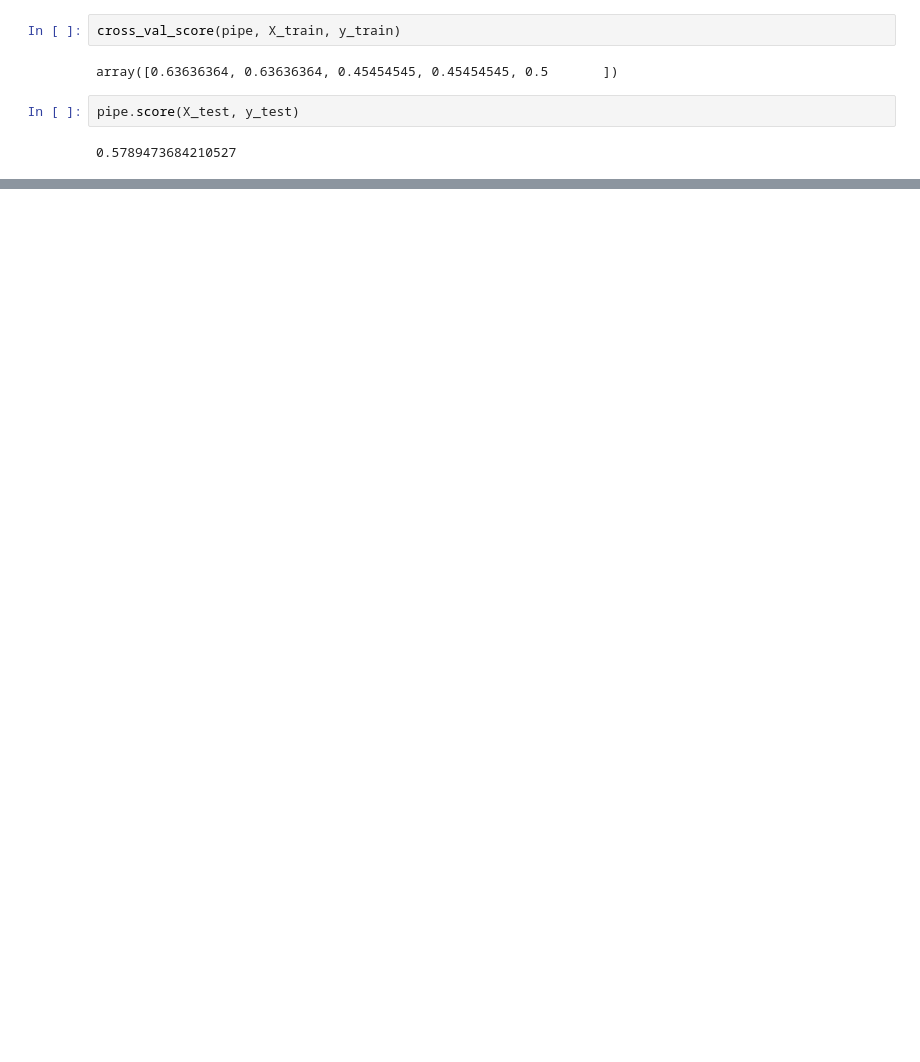
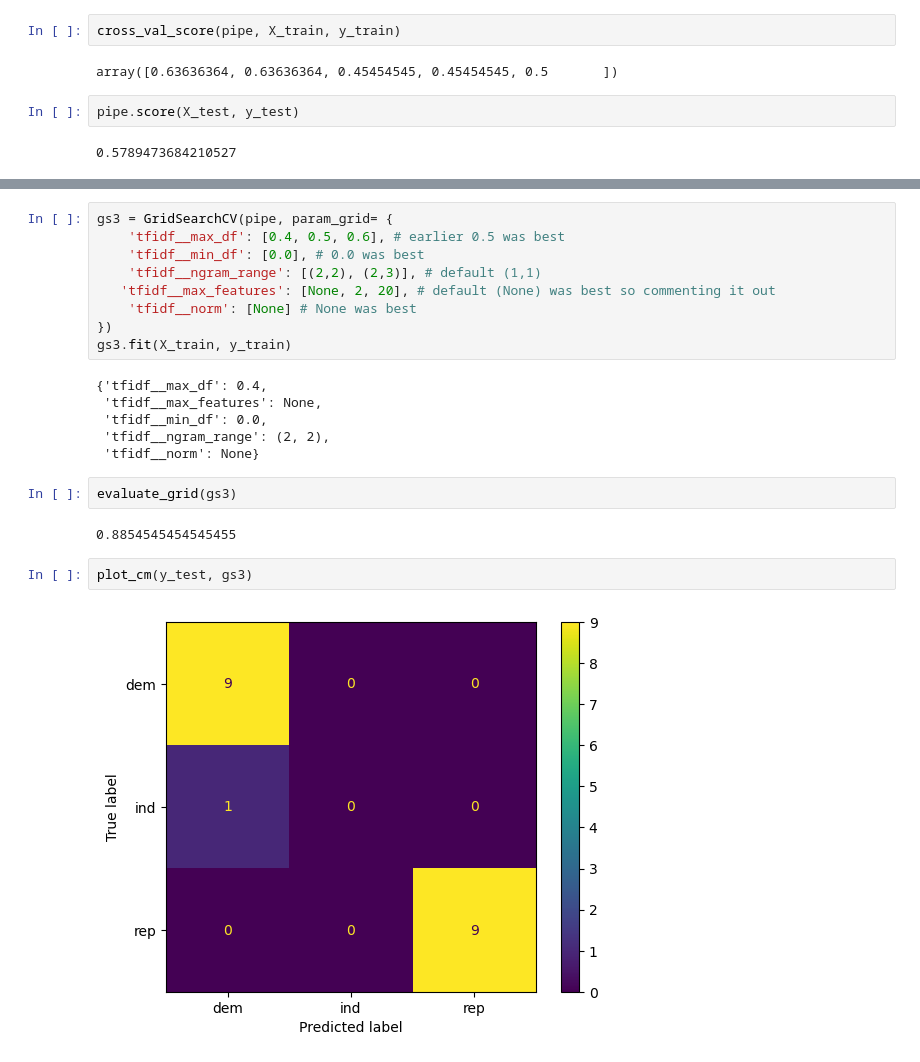
Before and after one commit to natehiatt/presidency_project, a Jupyter notebook: notebooks/shelley_scratch.ipynb, the cells around one changed output, grey strips where cells are left out. Cells and saved outputs as stored; diff of their text form; blank space fills up the shorter version.

```diff
--- a/notebooks/shelley_scratch.ipynb
+++ b/notebooks/shelley_scratch.ipynb
@@ -656,0 +829,23 @@ gs = GridSearchCV(pipe, params_grid= {
+# %%
+gs3 = GridSearchCV(pipe, param_grid= {
+    'tfidf__max_df': [0.4, 0.5, 0.6], # earlier 0.5 was best
+    'tfidf__min_df': [0.0], # 0.0 was best
+    'tfidf__ngram_range': [(2,2), (2,3)], # default (1,1)
+   'tfidf__max_features': [None, 2, 20], # default (None) was best so commenting it out
+    'tfidf__norm': [None] # None was best
+})
+gs3.fit(X_train, y_train)
+# %% [output]
+{'tfidf__max_df': 0.4,
+ 'tfidf__max_features': None,
+ 'tfidf__min_df': 0.0,
+ 'tfidf__ngram_range': (2, 2),
+ 'tfidf__norm': None}
+# %%
+evaluate_grid(gs3)
+# %% [output]
+0.8854545454545455
+# %%
+plot_cm(y_test, gs3)
+# %% [output]
+[figure, added]
```
Also changed, not shown: parts of 44 cells of this notebook.
